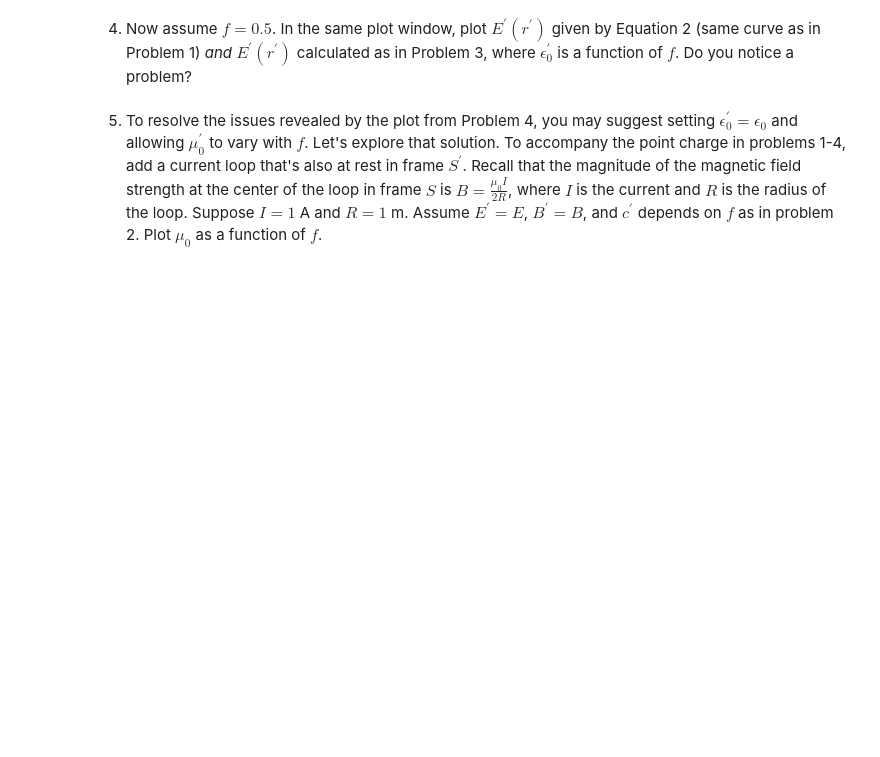
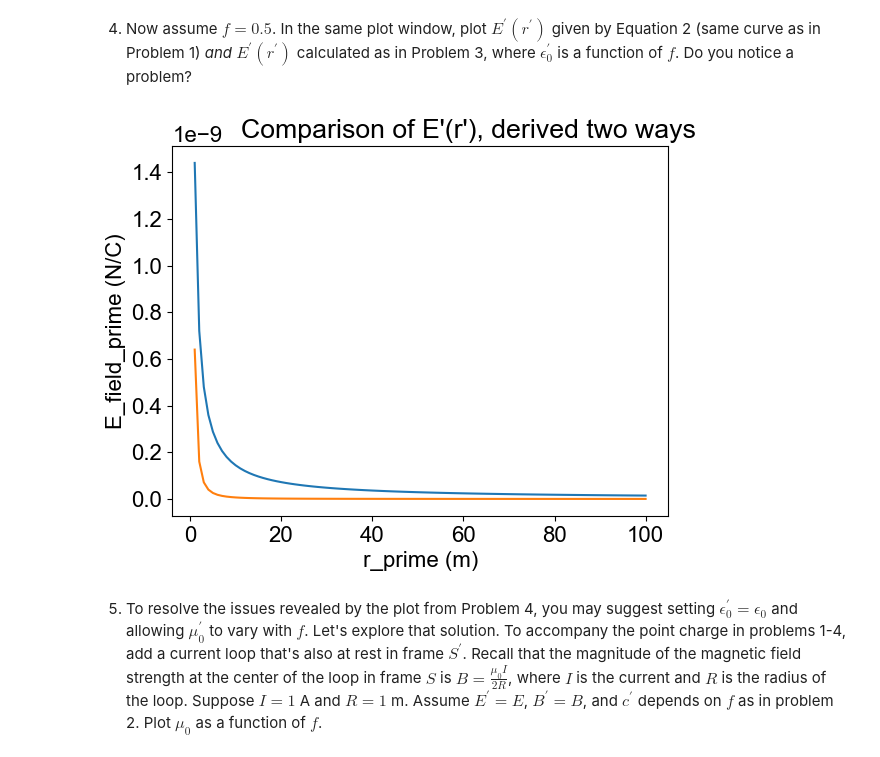
Before and after one commit to mkaehler-ud/PHYS309, a Jupyter notebook: assignment1.ipynb, the cells around one changed output. Cells and saved outputs as stored; diff of their text form; code cells hidden in the pictures; blank space fills up the shorter version.

```diff
--- a/assignment1.ipynb
+++ b/assignment1.ipynb
@@ -75,7 +128,27 @@ plt.plot(E,r_prime)
     <li>Now assume $f = 0.5$. In the same plot window, plot $E^{\prime}(r^{\prime})$ given by Equation 2 (same curve as in Problem 1) <em>and</em> $E^{\prime}(r^{\prime})$ calculated as in Problem 3, where $\epsilon_0^{\prime}$ is a function of $f$. Do you notice a problem?</li>
 </ol>
 # %%
-# Plot here
+# As I did in problem 1 with r' going from 1-100 at a step size of 1.
+k = 1/(4*constants.pi*constants.epsilon_0)
+q = 1.602176634e-19
+r_prime = np.arange(1, 101, 1)
+E = (k*q)/r_prime
+
+# As I did in problem 3 to get epsilon_0' and E'.
+epsilon = constants.epsilon_0
+f = 0.5
+epsilon_prime = ((1+f)/constants.c)**2/constants.mu_0
+E_prime = (1/(4*constants.pi*epsilon_prime)) * (1.602176634e-19/(r_prime)**2)
+
+# Plot and compare. They don't seem to match up and I think they should.
+plt.plot(r_prime,E)
+plt.plot(r_prime,E_prime)
+plt.title("             Comparison of E'(r'), derived two ways")
+plt.xlabel('r_prime (m)')
+plt.ylabel('E_field_prime (N/C)')
+plt.show()
+# %% [output]
+[figure, added]
 # %% [markdown]
 <ol start=5>
     <li>To resolve the issues revealed by the plot from Problem 4, you may suggest setting $\epsilon_0^{\prime} = \epsilon_0$ and allowing $\mu_0^{\prime}$ to vary with $f$. Let's explore that solution. To accompany the point charge in problems 1-4, add a current loop that's also at rest in frame $S^{\prime}$. Recall that the magnitude of the magnetic field strength at the center of the loop in frame $S$ is $B = \frac{\mu_0 I}{2R}$, where $I$ is the current and $R$ is the radius of the loop. Suppose $I = 1$ A and $R = 1$ m. Assume $E^{\prime} = E$, $B^{\prime} = B$, and $c^{\prime}$ depends on $f$ as in problem 2. Plot $\mu_0$ as a function of $f$.</li>
```
Also changed, not shown: parts of 6 cells of this notebook.
